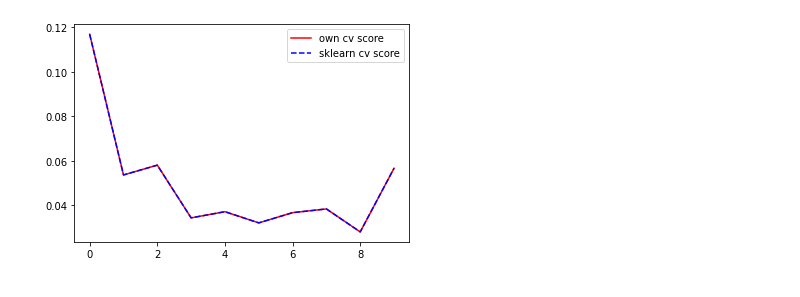
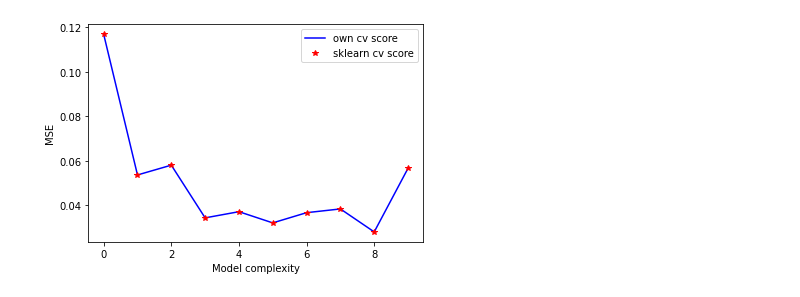
Before and after one commit to haakontm/FYS4155-Project1, a Jupyter notebook: ex3.ipynb, the cells around one changed output. Cells and saved outputs as stored; diff of their text form; code cells hidden in the pictures.

```diff
--- a/ex3.ipynb
+++ b/ex3.ipynb
@@ -57,34 +57,37 @@ for degree in range(max_degree):
     scaler = StandardScaler().fit(X)
     X = scaler.transform(X)
 
     mse_values = np.zeros(num_kfolds)
     i = 0
 
     for train_idx, test_idx in kfold.split(X):
         X_train = X[train_idx]
         X_test = X[test_idx]
         z_train = z.reshape(-1, 1)[train_idx]
         z_test = z.reshape(-1, 1)[test_idx]
 
         linreg = LinearRegression().fit(X_train, z_train)
         z_pred = linreg.predict(X_test)
 
         mse_values[i] = mean_squared_error(z_test, z_pred)
         i += 1
 
     cv_score[degree] = np.mean(mse_values)
 
 # sklearn
 for degree in range(max_degree):
     X = create_X(x, y, degree)
     scaler = StandardScaler().fit(X)
     X = scaler.transform(X)
 
     cv_sklearn[degree] = -np.mean(cross_val_score(LinearRegression(), X, z.reshape(-1, 1), scoring='neg_mean_squared_error', cv=kfold))
 
-plt.plot(range(max_degree), cv_score, 'r', label='own cv score')
-plt.plot(range(max_degree), cv_sklearn, 'b-', label='sklearn cv score')
-plt.legend()
+fig, ax = plt.subplots()
+ax.plot(range(max_degree), cv_score, 'b', label='own cv score')
+ax.plot(range(max_degree), cv_sklearn, 'r*', label='sklearn cv score')
+ax.set_xlabel('Model complexity')
+ax.set_ylabel('MSE')
+ax.legend()
 plt.show()
 # %% [output]
-[figure, old version]
+[figure, new version]
```
Also changed, not shown: 2 other files.
